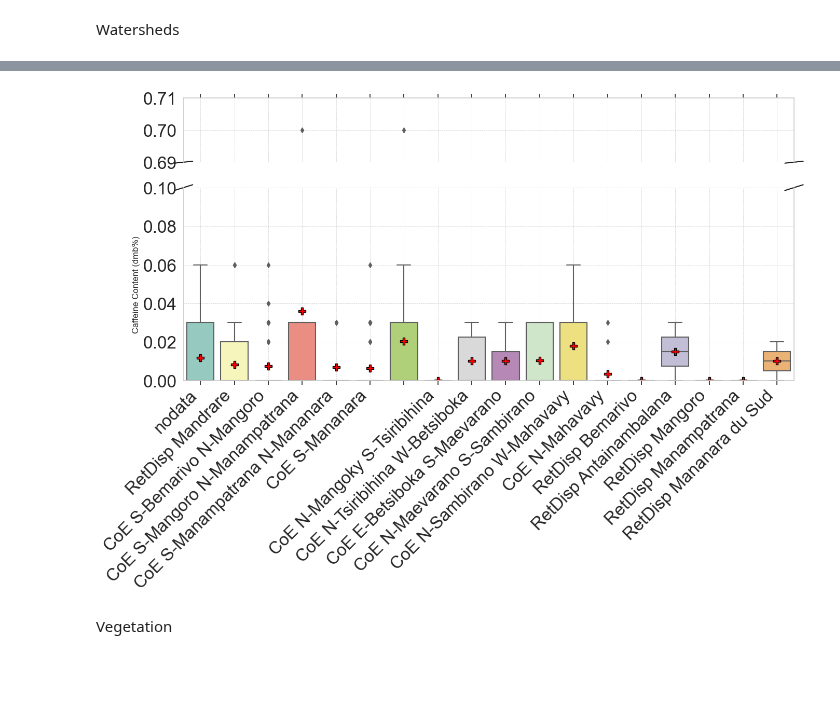
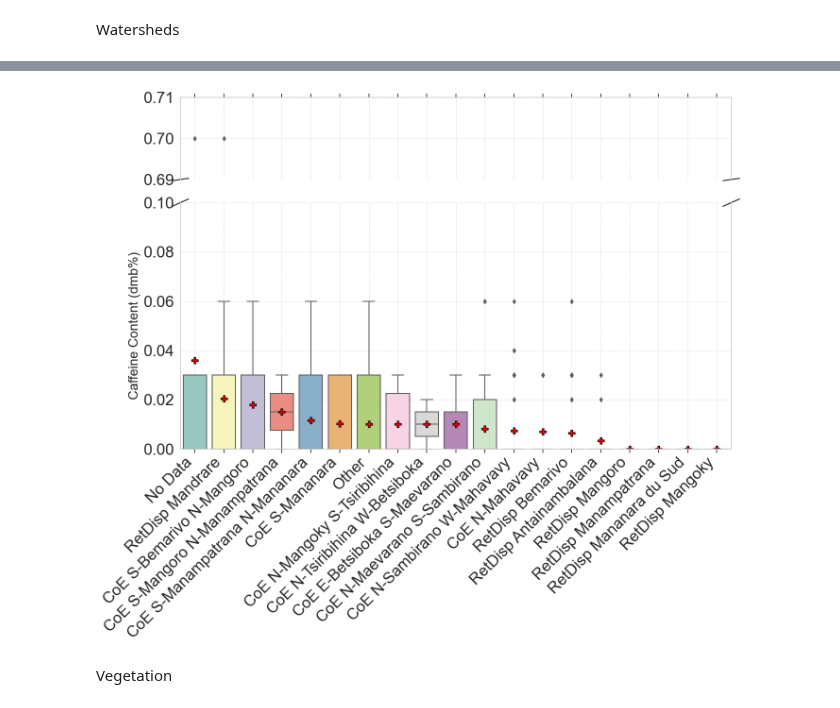
Before and after one commit to tahiri-lab/py_madaclim, a Jupyter notebook: workdir/analysis/bin/interpretation.ipynb, the cells around one changed output, grey strips where cells are left out. Cells and saved outputs as stored; diff of their text form; code cells hidden in the pictures; blank space fills up the shorter version.

```diff
--- a/workdir/analysis/bin/interpretation.ipynb
+++ b/workdir/analysis/bin/interpretation.ipynb
@@ -14,4 +14,6 @@ df = pd.read_csv(r"..\data\reduced_data.csv")
 
 df = pd.concat([df, coffee_data["caffeine_percent"]], axis=1)
 
-print(df.head())
+df = df.fillna(0)
+
+#print(df)
@@ -294,3 +317,26 @@ mapping_dict = {
     '21': 'RetDisp Tsiribihina',
     '0': 'No Data'
 }
+# %%
+wat_df = df[['env_78_wat', 'caffeine_percent']].copy()
+
+category_means = wat_df.groupby('env_78_wat')['caffeine_percent'].mean()
+sorted_categories = category_means.sort_values(ascending=False).index
+wat_df['env_78_wat'] = pd.Categorical(wat_df['env_78_wat'], categories=sorted_categories, ordered=True)
+
+item_counts = df['env_78_wat'].value_counts()
+print(item_counts)
+counts_df = item_counts.reset_index()
+counts_df.columns = ['Item', 'Count']
+# Convert the 'Item' column to strings for mapping
+counts_df['Item'] = counts_df['Item'].astype(int).astype(str)
+
+# Convert mapping_dict keys to strings (if not already done)
+mapping_dict = {str(key): value for key, value in mapping_dict.items()}
+#mapping_dict = {k: v for k, v in mapping_dict.items() if float(k) in valid_categories}
+
+# Apply the mapping
+counts_df['mapped_column'] = counts_df['Item'].map(mapping_dict)
+
+# Print the updated DataFrame
+print(counts_df[['mapped_column', 'Count', "Item"]])
@@ -311,7 +375,7 @@ meanprops = {
 sns.set(style="whitegrid")
 
 # Create a figure with subplots for the box plot and violin plot (2 subplots per plot)
-fig, axes = plt.subplots(2, 1, sharex=True, figsize=(14, 10),
+fig, axes = plt.subplots(2, 1, sharex=True, figsize=(14, 12),
                          gridspec_kw={'height_ratios': [1, 3]})
 
 # Box plot with broken y-axis
@@ -319,12 +383,12 @@ ax1 = axes[0]  # Top plot for box plot
 ax2 = axes[1]  # Bottom plot for box plot
 
 # Top plot (focused on 0.69 to 0.71 range)
-sns.boxplot(x='env_78_wat', y='caffeine_percent', data=df, palette='Set3', ax=ax1, showmeans=True, meanprops=meanprops)
+sns.boxplot(x='env_78_wat', y='caffeine_percent', data=wat_df, palette='Set3', ax=ax1, showmeans=True, meanprops=meanprops)
 ax1.set_ylim(0.69, 0.71)  # Display a small range above the break
 ax1.set_yticks(np.arange(0.69, 0.71, 0.01))  # Adjust interval for the narrow section
 
 # Bottom plot (below 0.1)
-sns.boxplot(x='env_78_wat', y='caffeine_percent', data=df, palette='Set3', ax=ax2, showmeans=True, meanprops=meanprops)
+sns.boxplot(x='env_78_wat', y='caffeine_percent', data=wat_df, palette='Set3', ax=ax2, showmeans=True, meanprops=meanprops)
 ax2.set_ylim(0, 0.1)  # Emphasize the main range
 ax2.set_yticks(np.arange(0, 0.11, 0.02))  # Set interval for the bottom part
 ax1.tick_params(axis='both', which='major', labelsize=24)  # Increase font size for the top plot
@@ -335,35 +399,35 @@ ax2.spines['top'].set_visible(False)
 ax1.xaxis.tick_top()
 ax1.tick_params(labeltop=False)  # Don't put tick labels at the top
 ax2.xaxis.tick_bottom()
 
 # Add diagonal lines to indicate the break in the y-axis
 d = .015  # How big to make the diagonal lines in axes coordinates
 kwargs = dict(transform=ax1.transAxes, color='k', clip_on=False)
 ax1.plot((-d, +d), (-d, +d), **kwargs)  # Top-left diagonal
 ax1.plot((1 - d, 1 + d), (-d, +d), **kwargs)  # Top-right diagonal
 
 kwargs.update(transform=ax2.transAxes)  # Switch to the bottom axes
 ax2.plot((-d, +d), (1 - d, 1 + d), **kwargs)  # Bottom-left diagonal
 ax2.plot((1 - d, 1 + d), (1 - d, 1 + d), **kwargs)  # Bottom-right diagonal
 
 # Set labels and titles for box plot
 ax2.set_xlabel('')
-ax2.set_ylabel('Caffeine Content (dmb%)')
+ax2.set_ylabel('Caffeine Content (dmb%)', fontsize=20)
 ax1.set_ylabel('')  # Remove y-axis label from the top plot
 ax1.set_xlabel('')  # Remove y-axis label from the top plot
 ax1.grid(True, which='both', linestyle='--', linewidth=0.5)
 ax2.grid(True, which='both', linestyle='--', linewidth=0.5)
 
 current_labels = plt.gca().get_xticks()
 new_labels = [mapping_dict.get(str(int(label)), label) for label in current_labels]  # Convert labels to int and then to str for matching
 
 plt.gca().set_xticklabels(new_labels, rotation=45, ha='right')  # Rotate labels 45 degrees and align to the right
 
 
 plt.tight_layout()
 plt.show()
 # %% [output]
-[figure, old version]
+[figure, new version]
 # %% [markdown]
 Vegetation
 # %%
```
Also changed, not shown: parts of 12 cells of this notebook, 11 other files.
